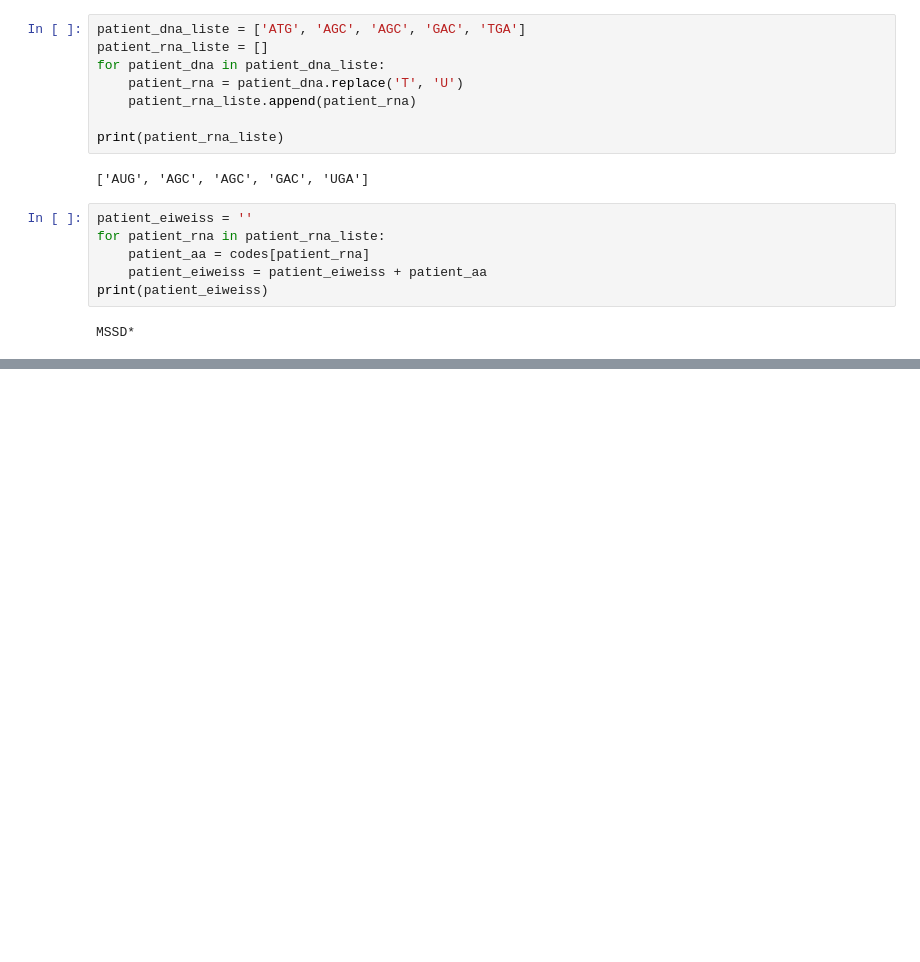
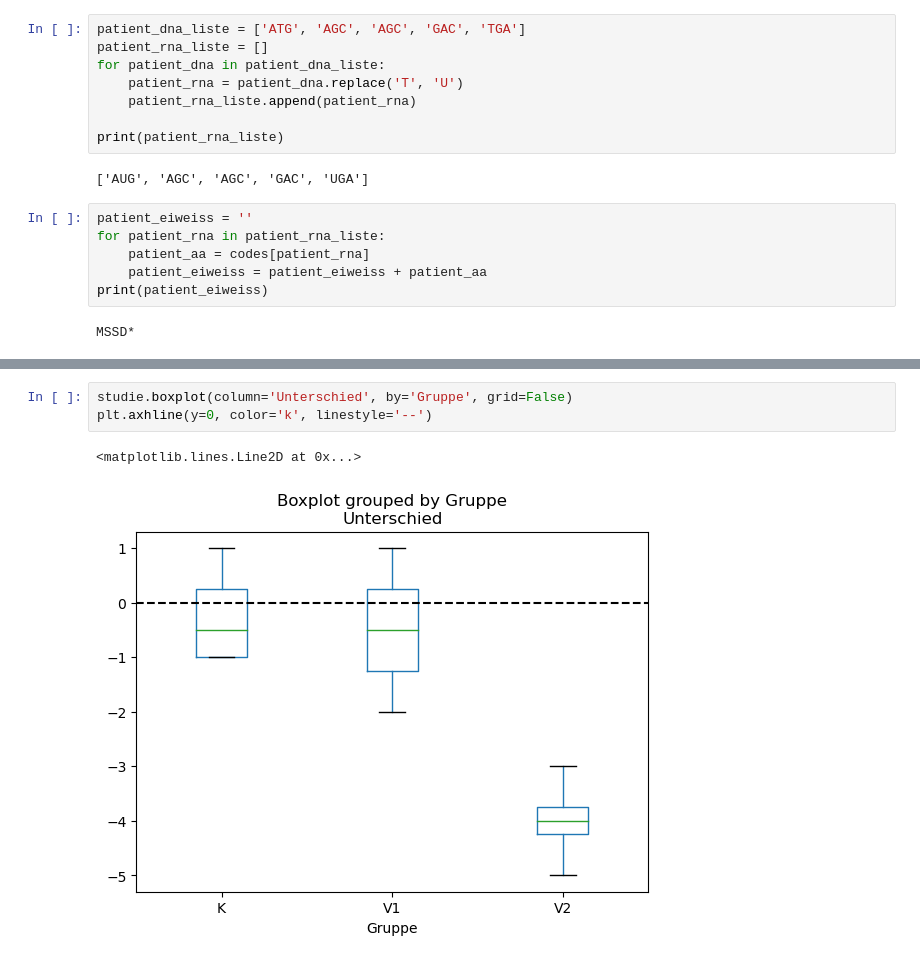
Before and after one commit to Accio/2024-02-Roche-Schullabor-Experio, a Jupyter notebook: 2023-03-experio.ipynb, the cells around one changed output, grey strips where cells are left out. Drawn from its saved outputs; the diff is of its cells as text; blank space fills up the shorter version.

```diff
--- a/2023-03-experio.ipynb
+++ b/2023-03-experio.ipynb
@@ -57,0 +107,6 @@ MSSD*
+# %%
+studie.boxplot(column='Unterschied', by='Gruppe', grid=False)
+plt.axhline(y=0, color='k', linestyle='--')
+# %% [output]
+<matplotlib.lines.Line2D at 0x...>
+[figure, added]
```
Also changed, not shown: parts of 8 cells of this notebook, 1 other file.
